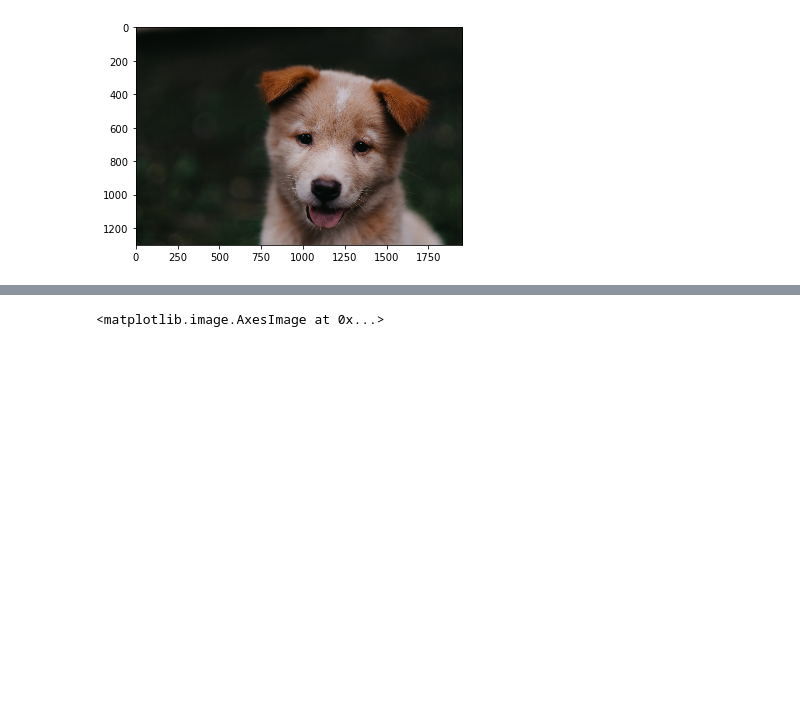
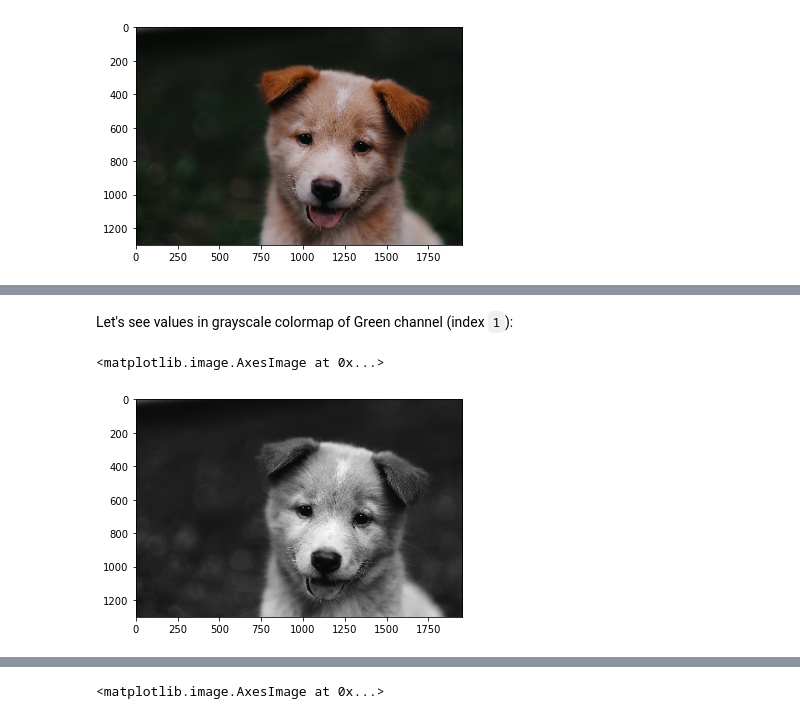
Before and after one commit to BojanKomazec/python-opencv-course, a Jupyter notebook: Section 02/Section 02-08_numpy_images.ipynb, the cells around one changed output, grey strips where cells are left out. Saved outputs shown, nothing was run; the diff lists cells and outputs as text; code cells hidden in the pictures; blank space fills up the shorter version.

```diff
--- a/Section 02/Section 02-08_numpy_images.ipynb
+++ b/Section 02/Section 02-08_numpy_images.ipynb
@@ -41,0 +81,7 @@ plt.imshow(pic_arr)
+# %% [markdown]
+Let's see values in grayscale colormap of Green channel (index `1`):
+# %%
+plt.imshow(pic_arr[:, :, 1], cmap='gray')
+# %% [output]
+<matplotlib.image.AxesImage at 0x...>
+[figure, added]
```
Also changed, not shown: parts of 20 cells of this notebook, 1 other file.
